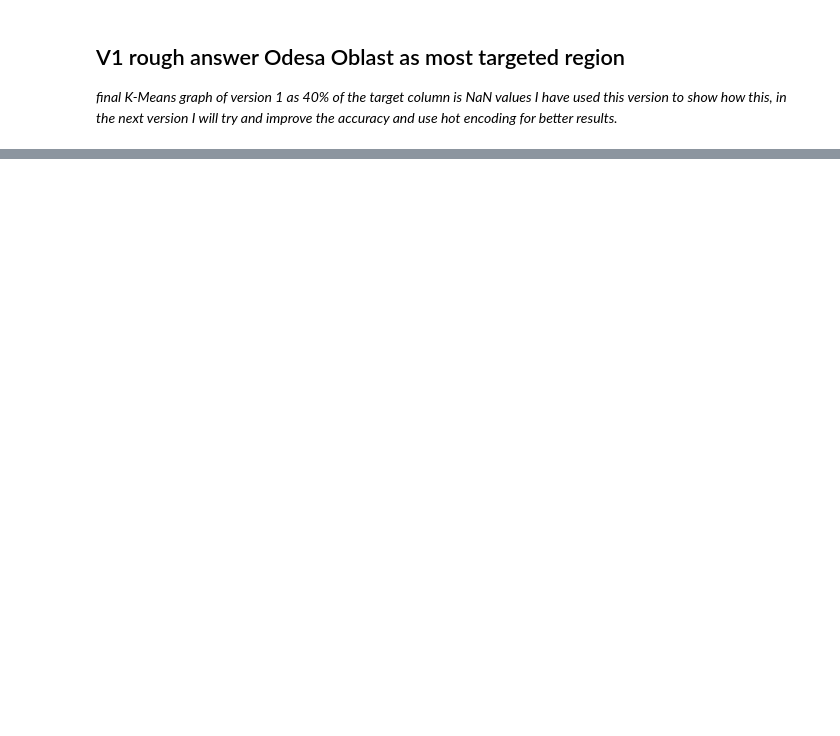
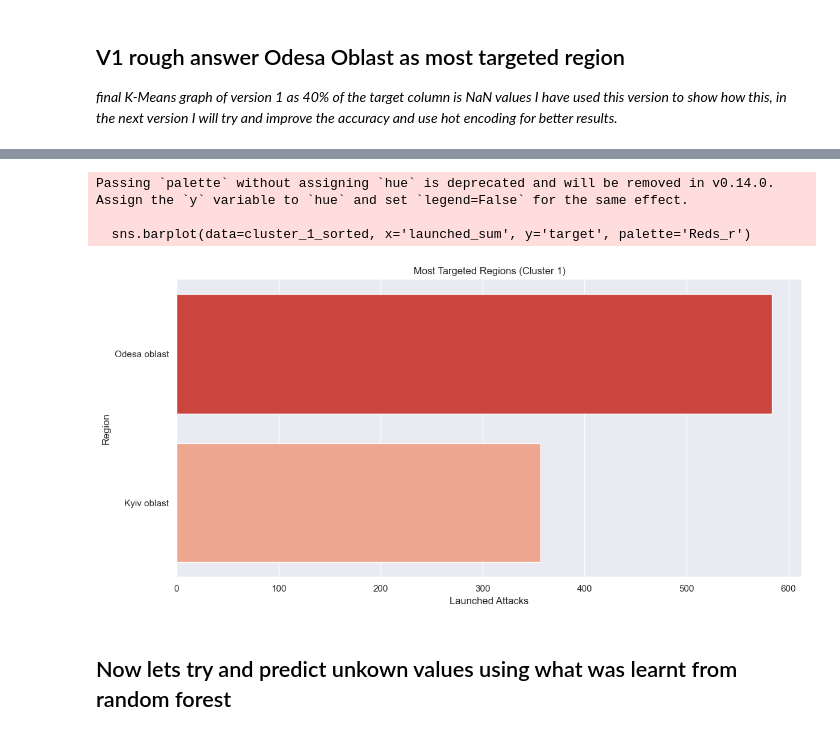
Before and after one commit to Dualboi/ml-analysis-ukraine-attacks, a Jupyter notebook: Model2_KMeans.ipynb, the cells around one changed output, grey strips where cells are left out. Drawn from its saved outputs; the diff is of its cells as text; code cells hidden in the pictures; blank space fills up the shorter version.

```diff
--- a/Model2_KMeans.ipynb
+++ b/Model2_KMeans.ipynb
@@ -147,0 +188,7 @@ Version 2 using hot encoding
+# %%
+# Map cluster labels to original df
+region_cluster_map = region_known.set_index('target')['cluster'].to_dict()
+df['cluster'] = df['target'].map(region_cluster_map)
+
+# Drop rows where cluster is NaN (e.g., Unknown or missing target)
+df = df.dropna(subset=['cluster'])
@@ -147,0 +279,16 @@ Version 2 using hot encoding
+# %%
+# Group by region (target) and compute features
+region_features = df.groupby('target').agg({
+    'launched': ['mean', 'sum', 'count'],
+    'destroyed': ['mean', 'sum']
+})
+
+# Clean up column names
+region_features.columns = ['_'.join(col) for col in region_features.columns]
+region_features.reset_index(inplace=True)
+
+# Add effectiveness ratio
+region_features['destroyed_launch_ratio'] = region_features['destroyed_sum'] / (region_features['launched_sum'] + 1)
+# %%
+# Adding cluster labels
+region_features = region_features.merge(region_known[['target', 'cluster']], on='target', how='inner')
@@ -147,0 +369,26 @@ Version 2 using hot encoding
+# %%
+import matplotlib.pyplot as plt
+import seaborn as sns
+
+# Filter cluster 1
+cluster_1 = region_features[region_features['cluster'] == 1]
+
+# Sort by launched_sum
+cluster_1_sorted = cluster_1.sort_values(by='launched_sum', ascending=False)
+
+# Plot
+plt.figure(figsize=(12, 6))
+sns.barplot(data=cluster_1_sorted, x='launched_sum', y='target', palette='Reds_r')
+
+plt.title('Most Targeted Regions (Cluster 1)')
+plt.xlabel('Launched Attacks')
+plt.ylabel('Region')
+plt.tight_layout()
+plt.show()
+# %% [output]
+Passing `palette` without assigning `hue` is deprecated and will be removed in v0.14.0. Assign the `y` variable to `hue` and set `legend=False` for the same effect.
+
+  sns.barplot(data=cluster_1_sorted, x='launched_sum', y='target', palette='Reds_r')
+[figure, added]
+# %% [markdown]
+## Now lets try and predict unkown values using what was learnt from random forest
```
Also changed, not shown: parts of 25 cells of this notebook.
